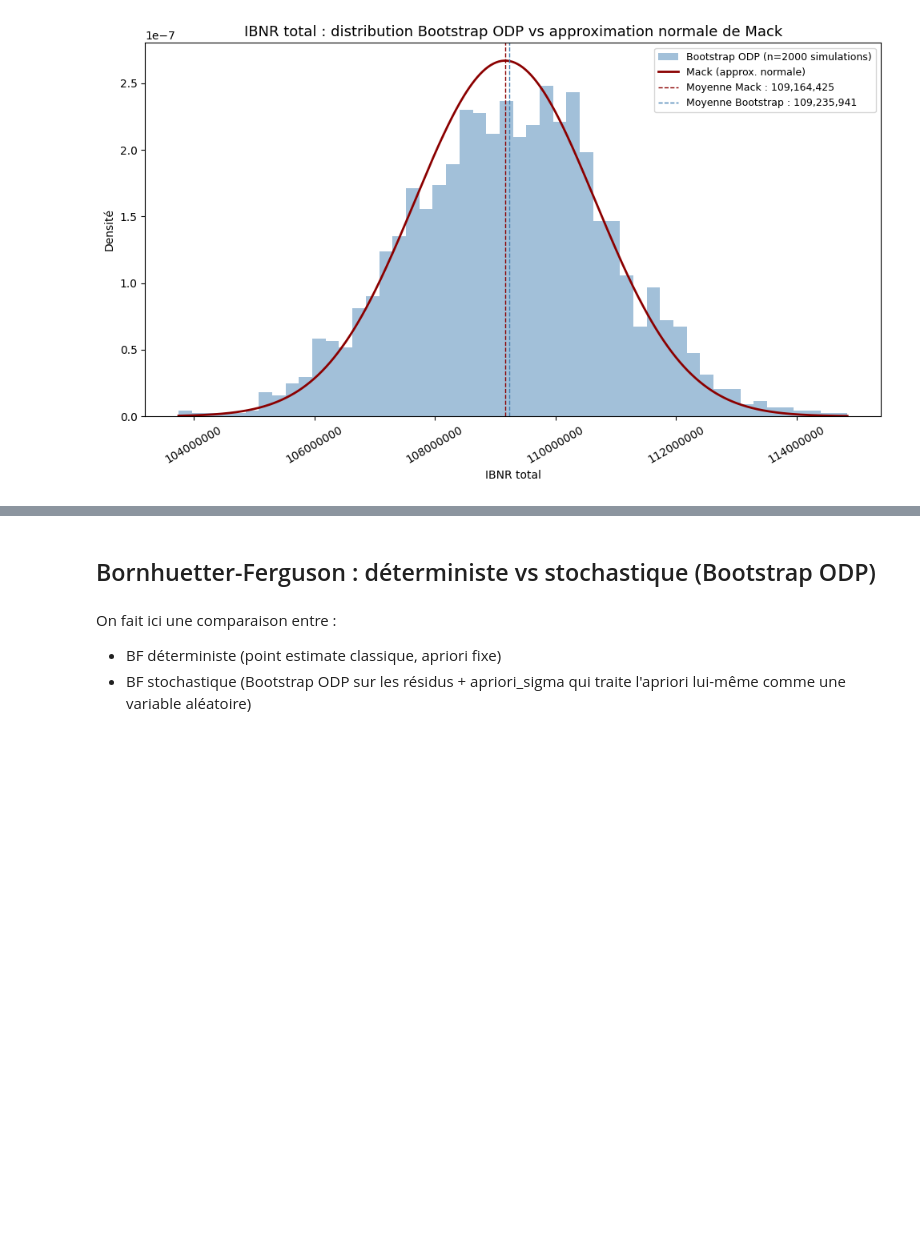
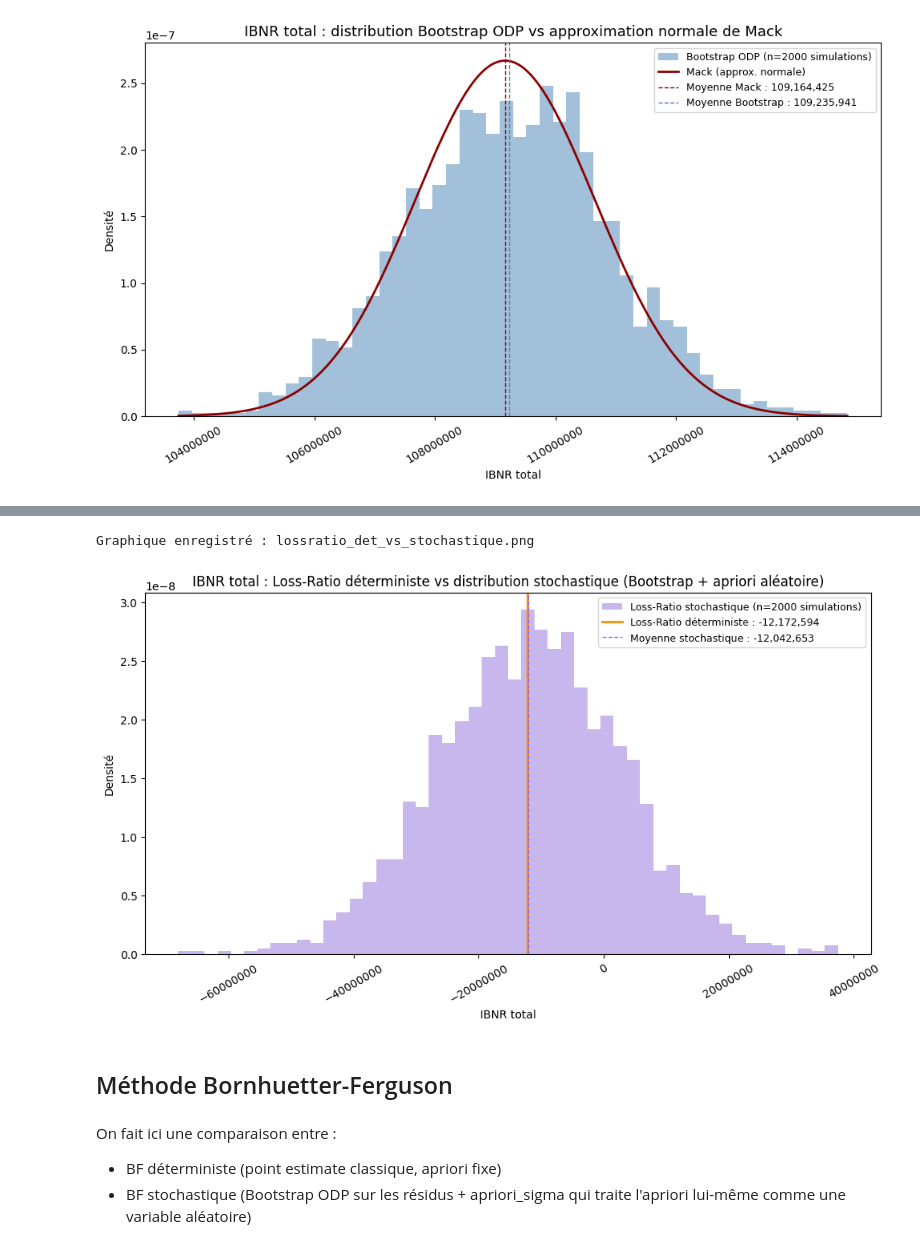
Before and after one commit to mahoutin2004/provisionnement_assurance_non_vie, a Jupyter notebook: notebook.ipynb, the cells around one changed output, grey strips where cells are left out. Saved outputs shown, nothing was run; the diff lists cells and outputs as text; code cells hidden in the pictures; blank space fills up the shorter version.

```diff
--- a/notebook.ipynb
+++ b/notebook.ipynb
@@ -247,0 +289,12 @@ Graphique enregistré : mack_vs_bootstrap.png
+# %%
+# LOSS-RATIO DÉTERMINISTE (Benktander n_iters=0 = ELR pur)
+
+lr_det = cl.Benktander(apriori=APRIORI, n_iters=0).fit(
+    triangle_sup, sample_weight=premium
+)
+
+ibnr_det = float(lr_det.ibnr_.sum('origin'))
+
+print(f"IBNR total (Loss-Ratio)     : {ibnr_det:,.0f}")
+print("(NB: l'Ultimate ne dépend ici QUE de apriori x prime, "
+      "pas du payé observé)")
@@ -248,5 +366,46 @@ Graphique enregistré : mack_vs_bootstrap.png
+# %%
+# Visualisation combinée
+
+fig, ax = plt.subplots(figsize=(10, 6))
+
+ax.hist(
+    ibnr_dist.values.flatten(),
+    bins=50,
+    density=True,
+    alpha=0.5,
+    color='mediumpurple',
+    label=f'Loss-Ratio stochastique (n={N_SIMS} simulations)'
+)
+
+ax.axvline(
+    ibnr_det, color='darkorange', linewidth=2,
+    label=f'Loss-Ratio déterministe : {ibnr_det:,.0f}'
+)
+ax.axvline(
+    ibnr_dist.values.mean(), color='mediumpurple', linestyle='--', linewidth=1,
+    label=f'Moyenne stochastique : {ibnr_dist.values.mean():,.0f}'
+)
+
+ax.set_title(
+    "IBNR total : Loss-Ratio déterministe vs distribution stochastique "
+    "(Bootstrap + apriori aléatoire)",
+    fontsize=12
+)
+ax.set_xlabel("IBNR total")
+ax.set_ylabel("Densité")
+ax.legend(loc='upper right', fontsize=9)
+ax.ticklabel_format(style='plain', axis='x')
+plt.xticks(rotation=30)
+plt.tight_layout()
+
+plt.savefig('lossratio_det_vs_stochastique.png', dpi=150)
+print("\nGraphique enregistré : lossratio_det_vs_stochastique.png")
+plt.show()
+# %% [output]
+Graphique enregistré : lossratio_det_vs_stochastique.png
+[figure, added]
 # %% [markdown]
-## Bornhuetter-Ferguson : déterministe vs stochastique (Bootstrap ODP) <a id="partie5"></a>
+## Méthode Bornhuetter-Ferguson <a id="partie6"></a>
 # %% [markdown]
 On fait ici une comparaison entre :
 - BF déterministe (point estimate classique, apriori fixe)
```
Also changed, not shown: parts of 17 cells of this notebook, 2 other files.
